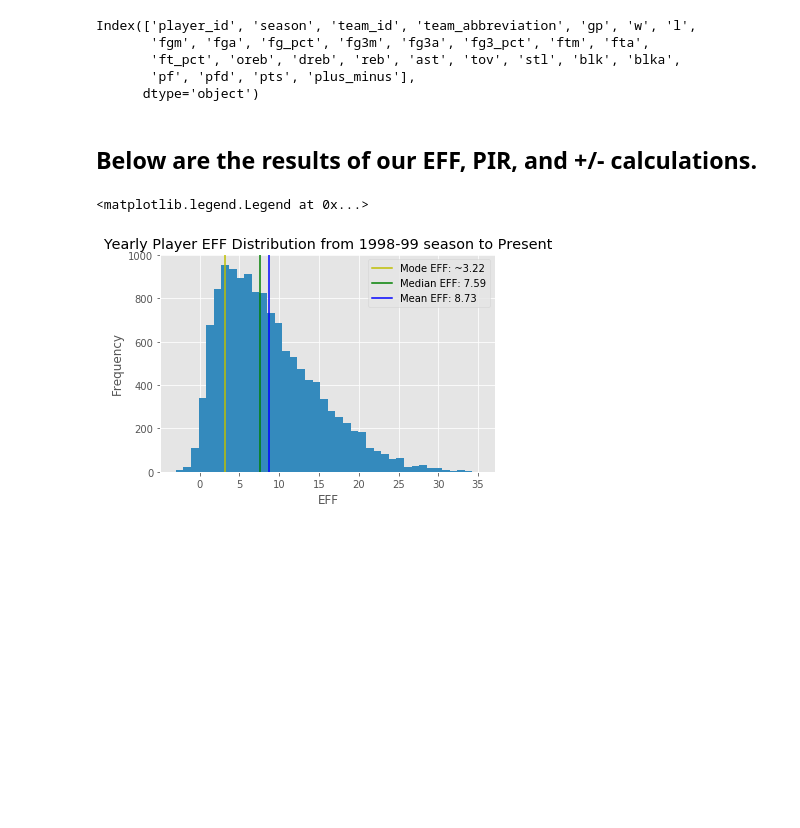
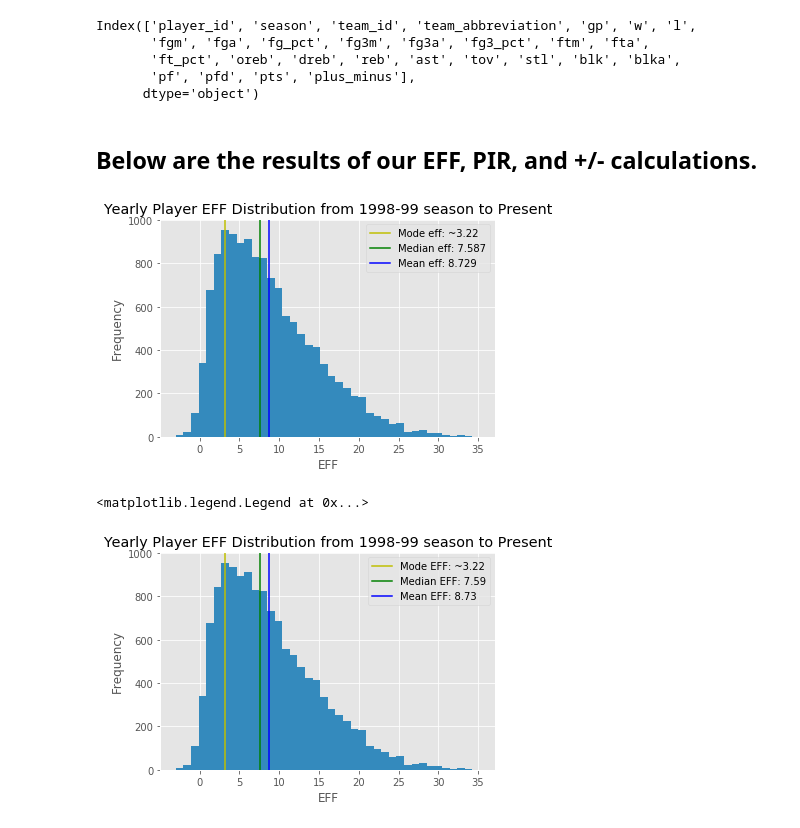
Before and after one commit to jangelchik/basketball_efficiency, a Jupyter notebook: data_and_plots.ipynb, the cells around one changed output. Cells and saved outputs as stored; diff of their text form; code cells hidden in the pictures; blank space fills up the shorter version.

```diff
--- a/data_and_plots.ipynb
+++ b/data_and_plots.ipynb
@@ -129,6 +129,49 @@ df_nba['pir'] = ((df_nba['pts']+ df_nba['reb']+df_nba['ast']+df_nba['stl']+df_nb
 df_nba['+/-'] = df_nba['plus_minus'] / df_nba['gp']
 # %% [markdown]
 ## Below are the results of our EFF, PIR, and +/- calculations.
+# %%
+def plot_stat_dist(stat):
+
+
+    """
+    PARAMETERS:
+    stat - string, column title of statistic of interest
+
+    RETURNS:
+
+    None - plots distribution of statistic
+    """
+    #Calculate all statistic averages and plot histogram to inform distribution
+
+    mean = round(np.mean(df_nba[stat]),3)
+    median = round(np.median(df_nba[stat]),3)
+
+    fig, ax = plt. subplots()
+
+    # ax.hist(df_nba['eff'], bins = 40)
+    ax.set_title('Yearly Player EFF Distribution from 1998-99 season to Present')
+
+    # Index to highest frequency bin
+    counts, bins = ax.hist(df_nba[stat], bins = 40)[0],ax.hist(df_nba['eff'], bins = 40)[1]
+
+    idx_max = np.argmax(counts)
+    upper = bins[idx_max+1]
+    lower = bins[idx_max]
+    mode = round(np.mean([upper,lower]),2)
+
+    ax.axvline(mode_eff, color = 'y', label = f'Mode {stat}: ~{mode}')
+    ax.axvline(median_eff, color = 'g', label = f'Median {stat}: {median}')
+    ax.axvline(mean_eff, color = 'b', label = f'Mean {stat}: {mean}')
+
+    ax.set_ylabel('Frequency')
+    ax.set_xlabel(f'{stat.upper()}')
+    ax.legend()
+
+    return None
+# %%
+plot_stat_dist('eff')
+# %% [output]
+[figure, added]
 # %%
 #Calculate all EFF averages and plot histogram to inform distribution
 
```
Also changed, not shown: parts of 3 cells of this notebook.
